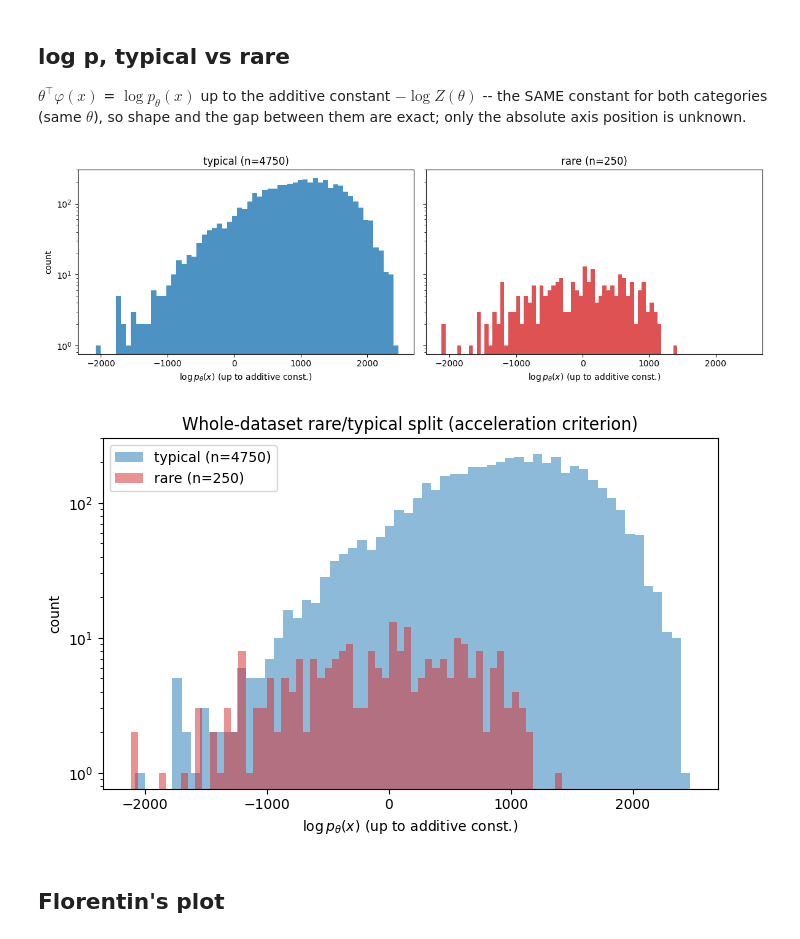
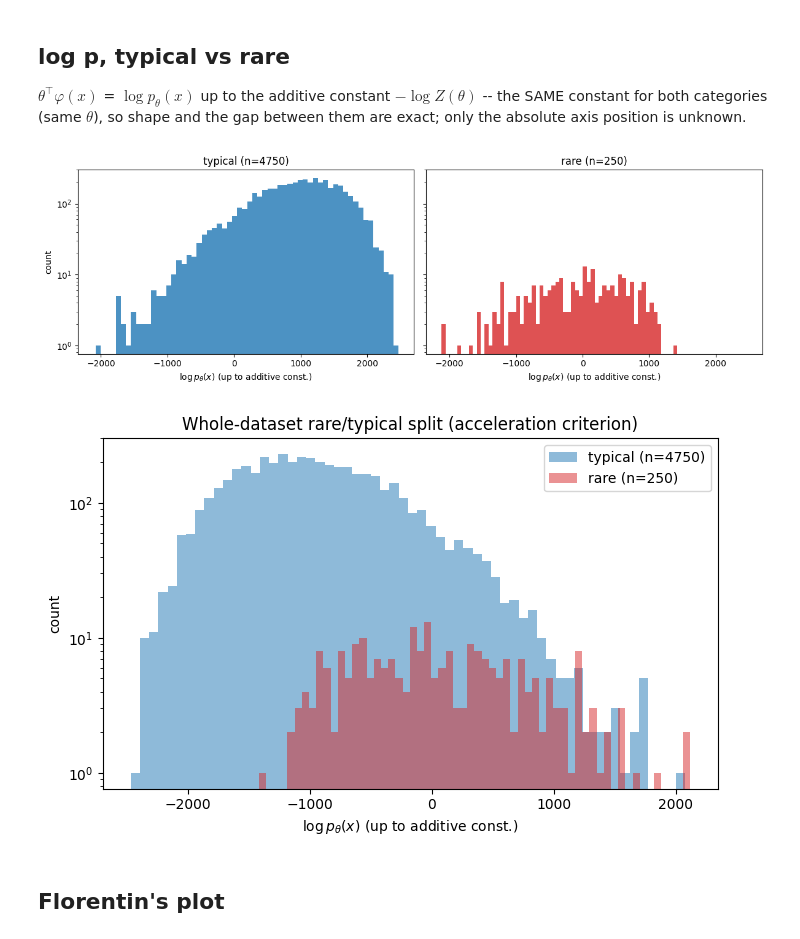
Before and after one commit to zelk-oss/MGD-for-Maximum-Entropy-Generation, a Jupyter notebook: turbulence/turb_theta_reg_rare_typical.ipynb, the cells around one changed output. Saved outputs shown, nothing was run; the diff lists cells and outputs as text; code cells hidden in the pictures.

```diff
--- a/turbulence/turb_theta_reg_rare_typical.ipynb
+++ b/turbulence/turb_theta_reg_rare_typical.ipynb
@@ -410,0 +430,16 @@ family_snr_df
+# %%
+fig, ax = plt.subplots(figsize=(14, 5))
+
+for name, (a, b) in family_ranges_var.items():
+    color = potential_colors[name]
+    ax.scatter(k_idx[a:b], reg_snr[a:b], s=8, color=color, label=name)
+
+ax.axhline(1, color='black', lw=0.8, ls='--', label='SNR=1 (std = |mean|)')
+ax.axhline(3, color='gray', lw=0.8, ls=':', label='SNR=3')
+ax.set_yscale('log')
+ax.set_xlabel('coefficient index k')
+ax.set_ylabel('SNR = |mean| / std (across seeds)')
+ax.set_title(f'Regularised Theta_reg[-1]: SNR by potential family ({n_seeds_var} seeds)')
+ax.legend(loc='upper right', fontsize=7, ncol=2)
+fig.tight_layout()
+plt.show()
@@ -711,31 +827,31 @@ $\theta^\top\varphi(x)$ = $\log p_\theta(x)$ up to the additive constant $-\log
 # %%
 logp_by_category = {category: total_log_p_unnorm[idx] for category, idx in category_indices.items()}
 
 %matplotlib inline
 fig, axes = plt.subplots(1, 2, figsize=(12, 4), sharex=True, sharey=True)
 for ax, (category, logp) in zip(axes, logp_by_category.items()):
     ax.hist(logp, bins=60, color=category_colors.get(category, 'tab:gray'), alpha=0.8)
     ax.set_title(f'{category} (n={len(logp)})')
     ax.set_xlabel(r'$\log p_\theta(x)$ (up to additive const.)')
     ax.set_yscale('log')
 axes[0].set_ylabel('count')
 fig.tight_layout()
 plt.show()
 
 fig, ax = plt.subplots(figsize=(7, 4.5))
 for category, logp in logp_by_category.items():
-    ax.hist(logp, bins=60, color=category_colors.get(category, 'tab:gray'),
+    ax.hist(-logp, bins=60, color=category_colors.get(category, 'tab:gray'),
              alpha=0.5, label=f'{category} (n={len(logp)})')
 ax.set_xlabel(r'$\log p_\theta(x)$ (up to additive const.)')
 ax.set_ylabel('count')
 ax.set_yscale('log')
 ax.legend()
 ax.set_title('Whole-dataset rare/typical split (acceleration criterion)')
 fig.tight_layout()
 plt.show()
 # %% [output]
 [figure]
-[figure, old version]
+[figure, new version]
 # %% [markdown]
 ## Florentin's plot
 # %%
```
Also changed, not shown: parts of 18 cells of this notebook, 6 other files.
